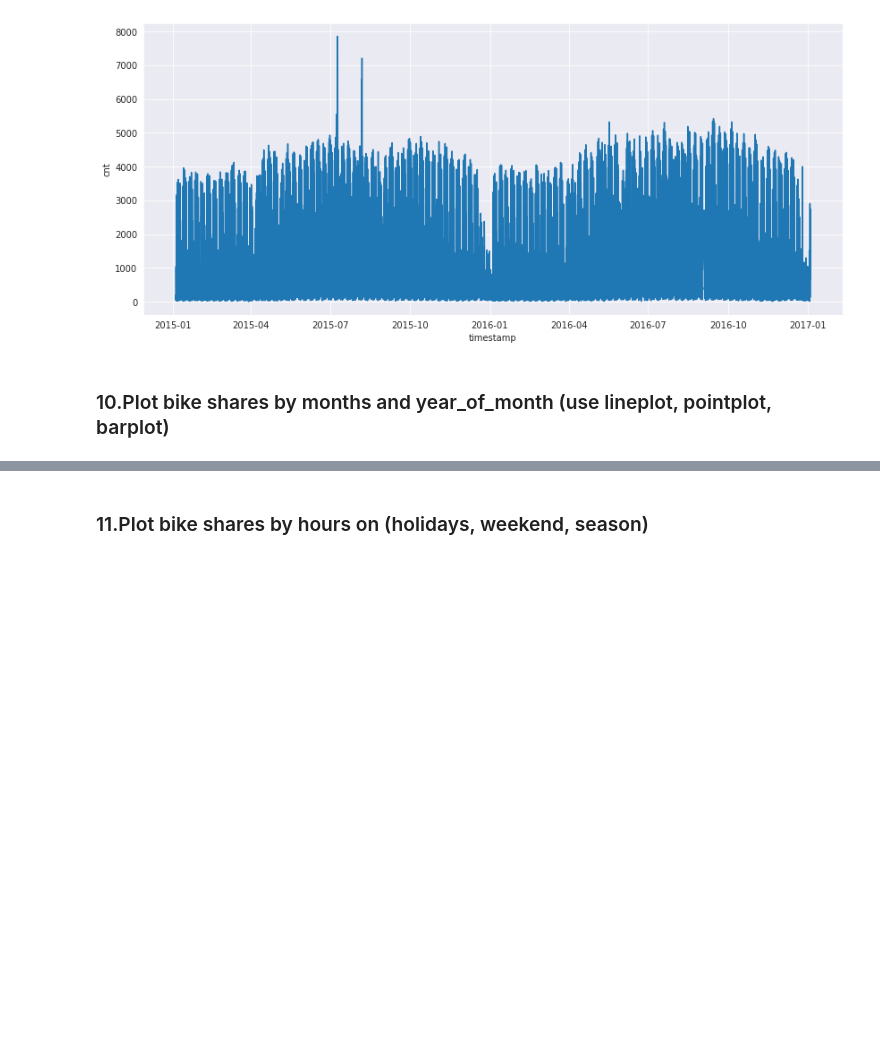
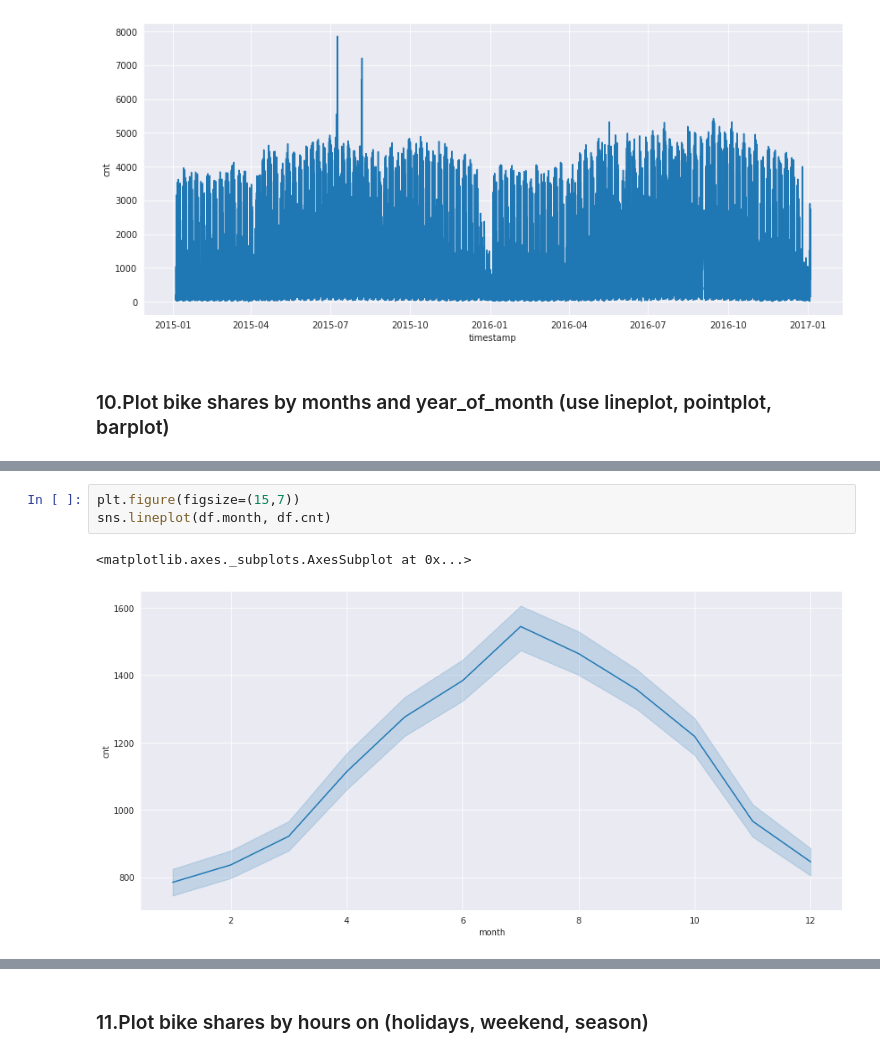
Before and after one commit to mehmetsar/DA_assignments, a Jupyter notebook: DV_capstone_student_ipynb_adlı_not_defterinin_kopyası.ipynb, the cells around one changed output, grey strips where cells are left out. Drawn from its saved outputs; the diff is of its cells as text; blank space fills up the shorter version.

```diff
--- a/DV_capstone_student_ipynb_adlı_not_defterinin_kopyası.ipynb
+++ b/DV_capstone_student_ipynb_adlı_not_defterinin_kopyası.ipynb
@@ -310,2 +306,8 @@ sns.lineplot(df.)
+# %%
+plt.figure(figsize=(15,7))
+sns.lineplot(df.month, df.cnt)
+# %% [output]
+<matplotlib.axes._subplots.AxesSubplot at 0x...>
+[figure, added]
 # %%
 # with lineplot
```
Also changed, not shown: parts of 39 cells of this notebook.
